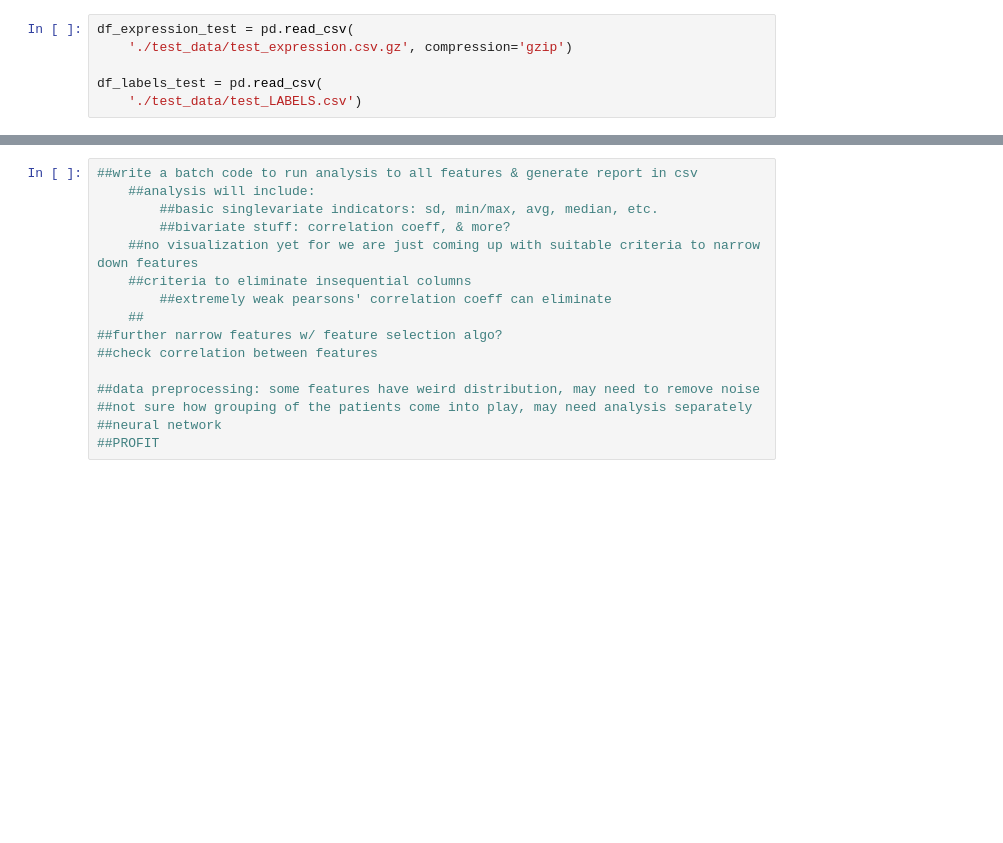
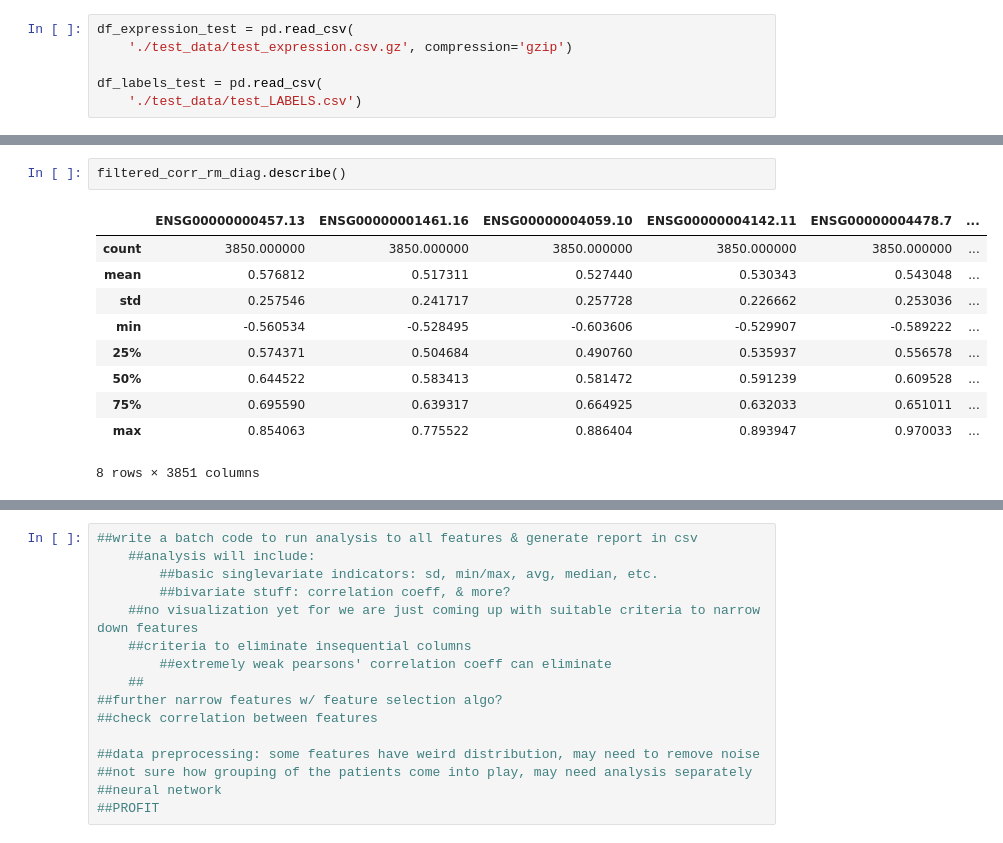
Before and after one commit to Shemkent/Hackathon-Summer-2021, a Jupyter notebook: analyze_data_notebook.ipynb, the cells around one changed output, grey strips where cells are left out. Drawn from its saved outputs; the diff is of its cells as text; blank space fills up the shorter version.

```diff
--- a/analyze_data_notebook.ipynb
+++ b/analyze_data_notebook.ipynb
@@ -77,0 +186,13 @@ df_feats_w_age_sample.corr()
+# %%
+filtered_corr_rm_diag.describe()
+# %% [output]
+|  | ENSG00000000457.13 | ENSG00000001461.16 | ENSG00000004059.10 | ENSG00000004142.11 | ENSG00000004478.7 | ... |
+| count | 3850.000000 | 3850.000000 | 3850.000000 | 3850.000000 | 3850.000000 | ... |
+| mean | 0.576812 | 0.517311 | 0.527440 | 0.530343 | 0.543048 | ... |
+| std | 0.257546 | 0.241717 | 0.257728 | 0.226662 | 0.253036 | ... |
+| min | -0.560534 | -0.528495 | -0.603606 | -0.529907 | -0.589222 | ... |
+| 25% | 0.574371 | 0.504684 | 0.490760 | 0.535937 | 0.556578 | ... |
+| 50% | 0.644522 | 0.583413 | 0.581472 | 0.591239 | 0.609528 | ... |
+| 75% | 0.695590 | 0.639317 | 0.664925 | 0.632033 | 0.651011 | ... |
+| max | 0.854063 | 0.775522 | 0.886404 | 0.893947 | 0.970033 | ... |
+8 rows × 3851 columns
```
Also changed, not shown: parts of 29 cells of this notebook, 2 other files.
